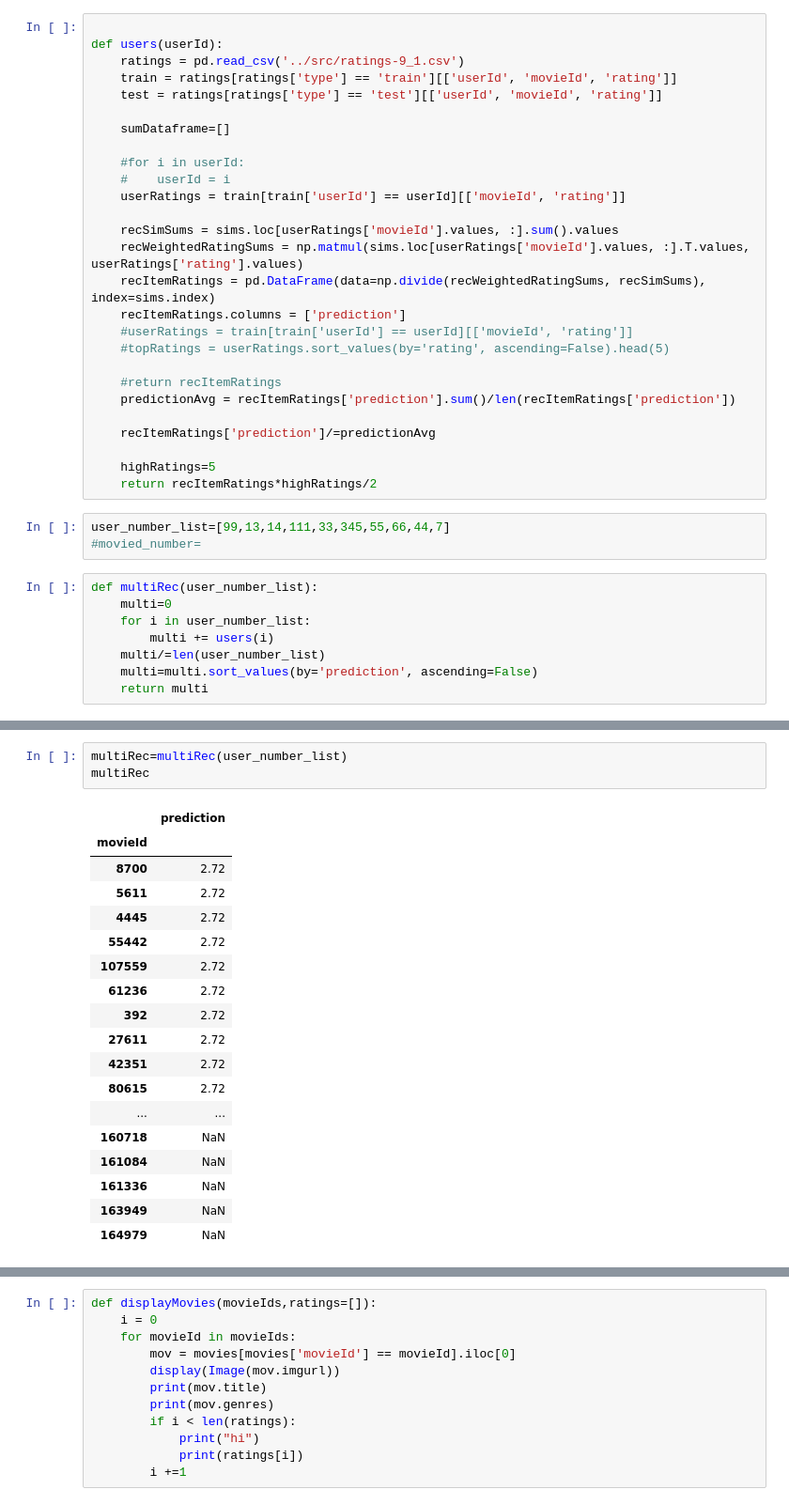
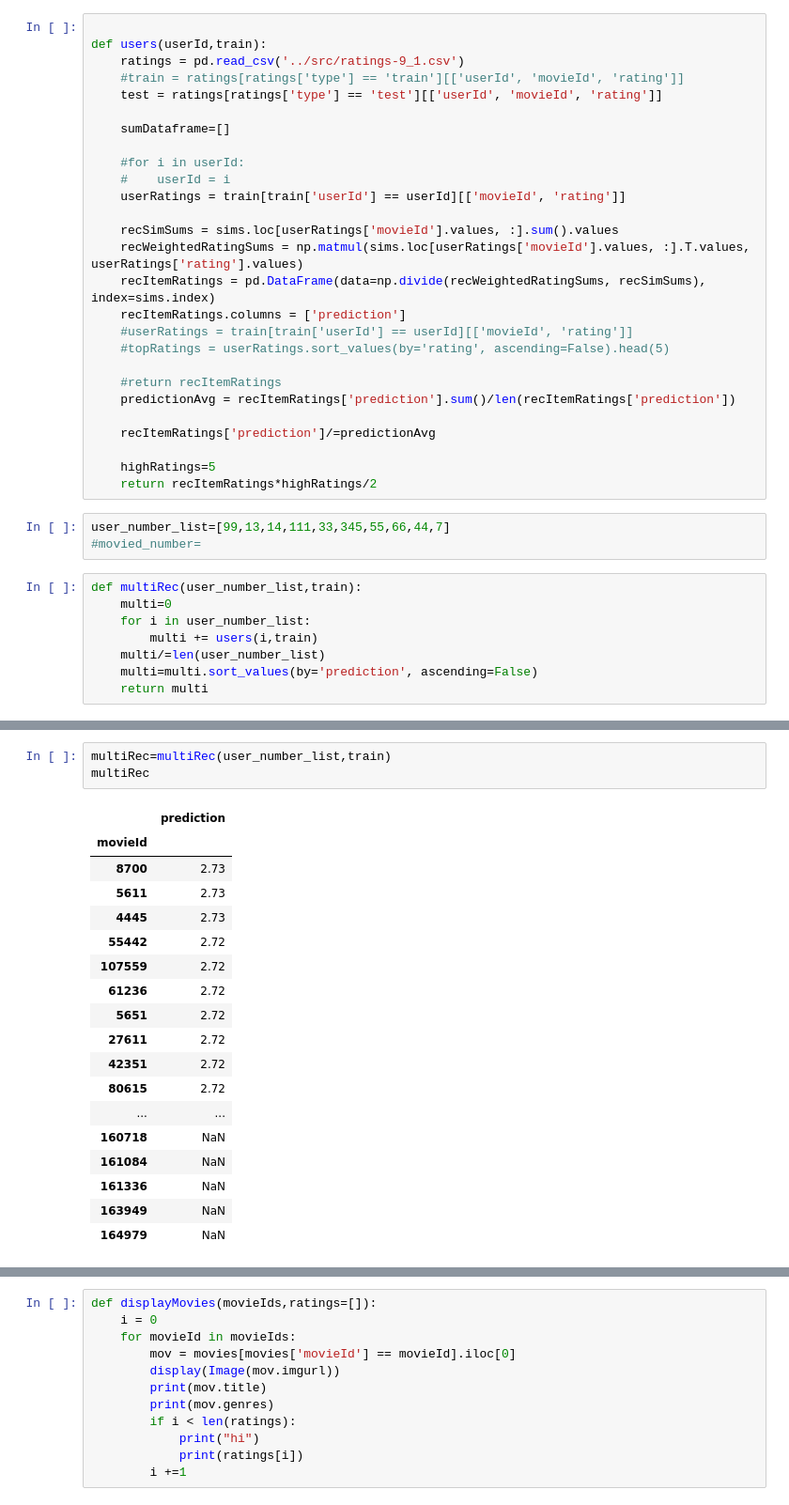
Before and after one commit to ChoSangIk/Recommendation, a Jupyter notebook: python/program/MultiRec.ipynb, the cells around one changed output, grey strips where cells are left out. Shown at 94% size. Cells and saved outputs as stored; diff of their text form.

Commit message:
11/06
python/program/MultiRec

```diff
--- a/python/program/MultiRec.ipynb
+++ b/python/program/MultiRec.ipynb
@@ -84,8 +128,8 @@ test = ratings[ratings['type'] == 'test'][['userId', 'movieId', 'rating']]
 # %%
 
-def users(userId):
+def users(userId,train):
     ratings = pd.read_csv('../src/ratings-9_1.csv')
-    train = ratings[ratings['type'] == 'train'][['userId', 'movieId', 'rating']]
+    #train = ratings[ratings['type'] == 'train'][['userId', 'movieId', 'rating']]
     test = ratings[ratings['type'] == 'test'][['userId', 'movieId', 'rating']]
 
     sumDataframe=[]
@@ -112,10 +156,10 @@ def users(userId):
 user_number_list=[99,13,14,111,33,345,55,66,44,7]
 #movied_number=
 # %%
-def multiRec(user_number_list):
+def multiRec(user_number_list,train):
     multi=0
     for i in user_number_list:
-        multi += users(i)
+        multi += users(i,train)
     multi/=len(user_number_list)
     multi=multi.sort_values(by='prediction', ascending=False)
     return multi
@@ -139,16 +185,16 @@ def check(user_number_list,num):
 # %%
-multiRec=multiRec(user_number_list)
+multiRec=multiRec(user_number_list,train)
 multiRec
 # %% [output]
 |  | prediction |
 | movieId |  |
-| 8700 | 2.72 |
-| 5611 | 2.72 |
-| 4445 | 2.72 |
+| 8700 | 2.73 |
+| 5611 | 2.73 |
+| 4445 | 2.73 |
 | 55442 | 2.72 |
 | 107559 | 2.72 |
 | 61236 | 2.72 |
-| 392 | 2.72 |
+| 5651 | 2.72 |
 | 27611 | 2.72 |
 | 42351 | 2.72 |
 | 80615 | 2.72 |
```
Also changed, not shown: parts of 15 cells of this notebook.
